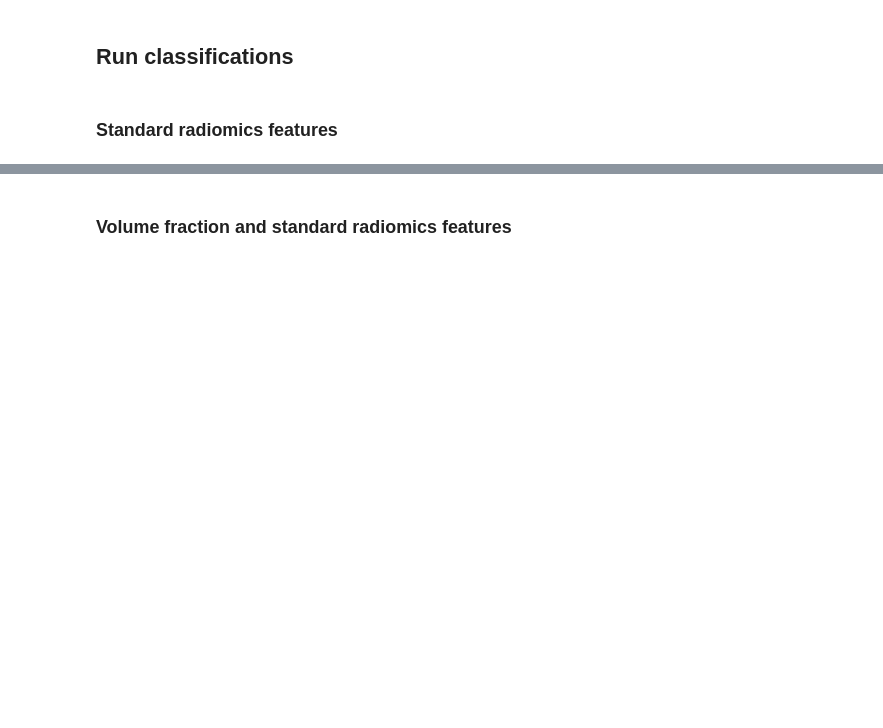
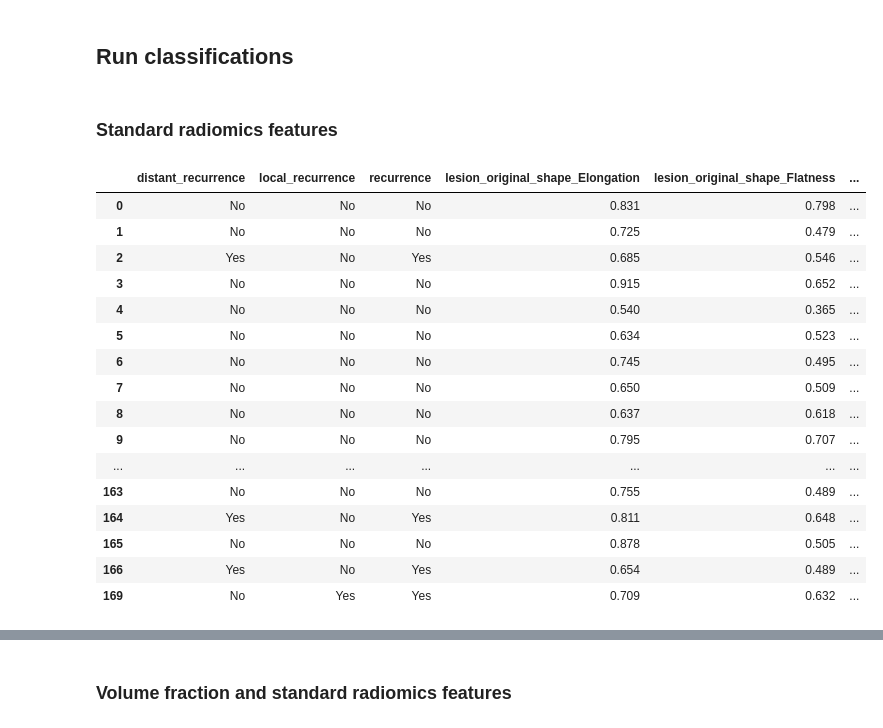
Before and after one commit to MatthewOrton/git_radsarc, a Jupyter notebook: classification/LR_GroupSelection_withValidation_andOutcome.ipynb, the cells around one changed output, grey strips where cells are left out. Cells and saved outputs as stored; diff of their text form; code cells hidden in the pictures; blank space fills up the shorter version.

```diff
--- a/classification/LR_GroupSelection_withValidation_andOutcome.ipynb
+++ b/classification/LR_GroupSelection_withValidation_andOutcome.ipynb
@@ -346,6 +350,27 @@ defaultSettings = {'n_splits':n_splits,
                    }
 # %% [markdown]
 ### Standard radiomics features
+# %%
+df = prepData(dfClinical, dfRad, target, featureSet)
+df
+# %% [output]
+|  | distant_recurrence | local_recurrence | recurrence | lesion_original_shape_Elongation | lesion_original_shape_Flatness | ... |
+| 0 | No | No | No | 0.831 | 0.798 | ... |
+| 1 | No | No | No | 0.725 | 0.479 | ... |
+| 2 | Yes | No | Yes | 0.685 | 0.546 | ... |
+| 3 | No | No | No | 0.915 | 0.652 | ... |
+| 4 | No | No | No | 0.540 | 0.365 | ... |
+| 5 | No | No | No | 0.634 | 0.523 | ... |
+| 6 | No | No | No | 0.745 | 0.495 | ... |
+| 7 | No | No | No | 0.650 | 0.509 | ... |
+| 8 | No | No | No | 0.637 | 0.618 | ... |
+| 9 | No | No | No | 0.795 | 0.707 | ... |
+| ... | ... | ... | ... | ... | ... | ... |
+| 163 | No | No | No | 0.755 | 0.489 | ... |
+| 164 | Yes | No | Yes | 0.811 | 0.648 | ... |
+| 165 | No | No | No | 0.878 | 0.505 | ... |
+| 166 | Yes | No | Yes | 0.654 | 0.489 | ... |
+| 169 | No | Yes | Yes | 0.709 | 0.632 | ... |
 # %%
 if True:
 
```
Also changed, not shown: parts of 4 cells of this notebook.
